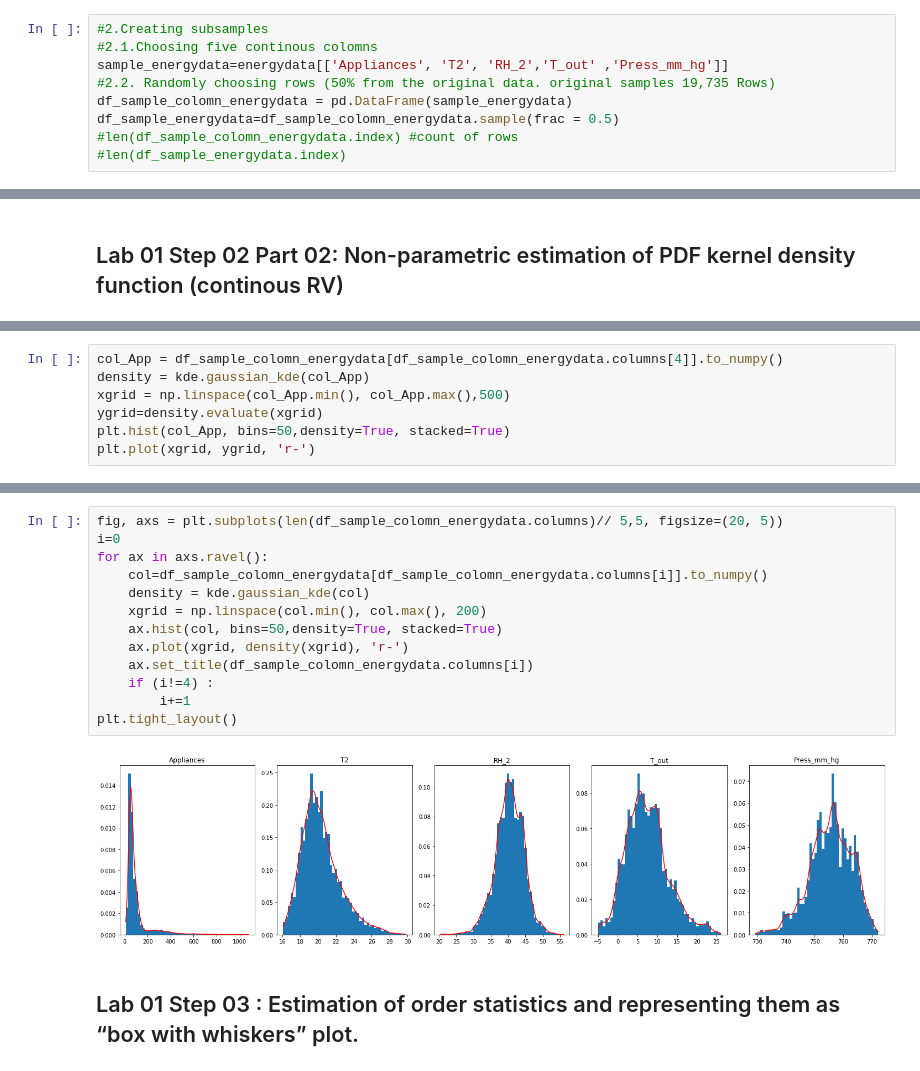
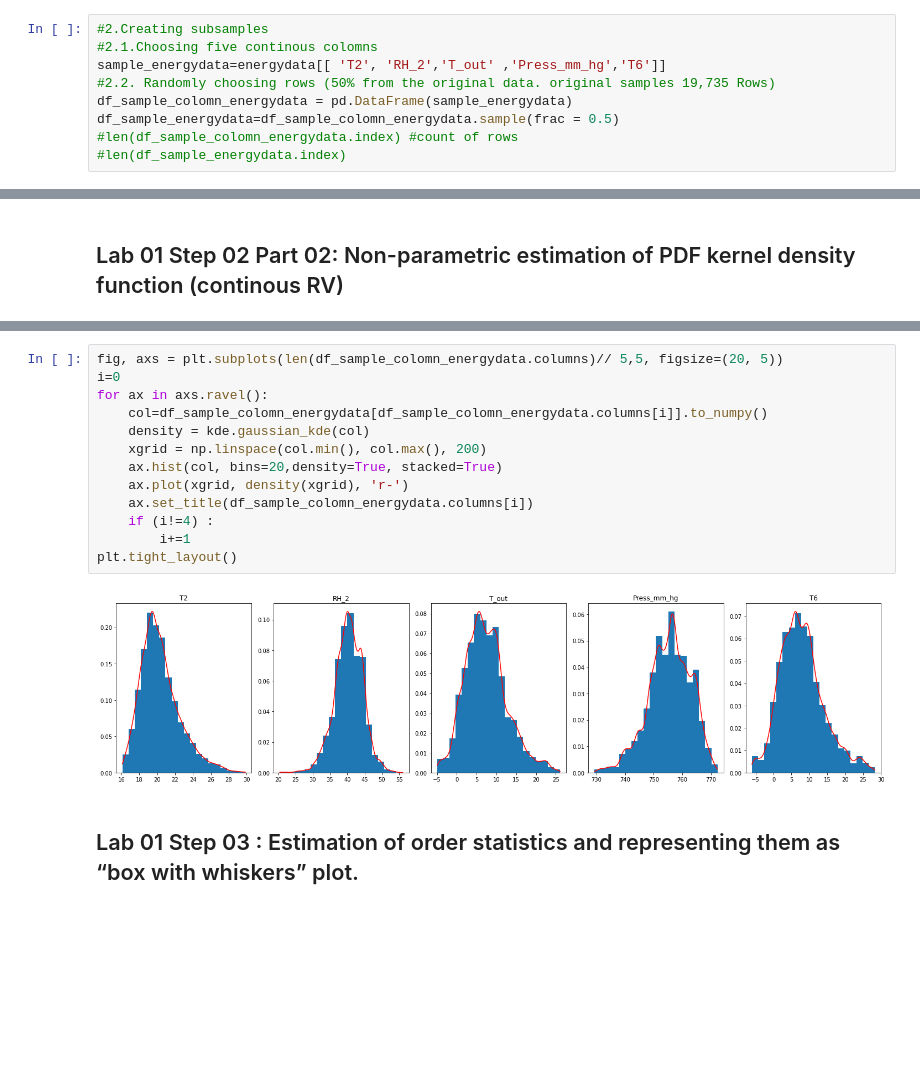
Before and after one commit to Nemat-Allah-Aloush/Multivariate_Data_Analysis, a Jupyter notebook: lab_01.ipynb, the cells around one changed output, grey strips where cells are left out. Cells and saved outputs as stored; diff of their text form; blank space fills up the shorter version.

```diff
--- a/lab_01.ipynb
+++ b/lab_01.ipynb
@@ -25,7 +25,7 @@ energydata.head()
 # %%
 #2.Creating subsamples
 #2.1.Choosing five continous colomns
-sample_energydata=energydata[['Appliances', 'T2', 'RH_2','T_out' ,'Press_mm_hg']]
+sample_energydata=energydata[[ 'T2', 'RH_2','T_out' ,'Press_mm_hg','T6']]
 #2.2. Randomly choosing rows (50% from the original data. original samples 19,735 Rows)
 df_sample_colomn_energydata = pd.DataFrame(sample_energydata)
 df_sample_energydata=df_sample_colomn_energydata.sample(frac = 0.5)
@@ -103,7 +102,0 @@ plt.plot(xgrid, ygrid, 'r-')
-# %%
-col_App = df_sample_colomn_energydata[df_sample_colomn_energydata.columns[4]].to_numpy()
-density = kde.gaussian_kde(col_App)
-xgrid = np.linspace(col_App.min(), col_App.max(),500)
-ygrid=density.evaluate(xgrid)
-plt.hist(col_App, bins=50,density=True, stacked=True)
-plt.plot(xgrid, ygrid, 'r-')
@@ -113,18 +124,18 @@ plt.plot(xgrid, ygrid, 'r-')
 # %%
 fig, axs = plt.subplots(len(df_sample_colomn_energydata.columns)// 5,5, figsize=(20, 5))
 i=0
 for ax in axs.ravel():
     col=df_sample_colomn_energydata[df_sample_colomn_energydata.columns[i]].to_numpy()
     density = kde.gaussian_kde(col)
     xgrid = np.linspace(col.min(), col.max(), 200)
-    ax.hist(col, bins=50,density=True, stacked=True)
+    ax.hist(col, bins=20,density=True, stacked=True)
     ax.plot(xgrid, density(xgrid), 'r-')
     ax.set_title(df_sample_colomn_energydata.columns[i])
     if (i!=4) :
         i+=1
 plt.tight_layout()
 # %% [output]
-[figure, old version]
+[figure, new version]
 # %% [markdown]
 ## Lab 01 Step 03 : Estimation of order statistics and representing them as “box with whiskers” plot.
 # %%
```
Also changed, not shown: parts of 37 cells of this notebook, 1 other file.
